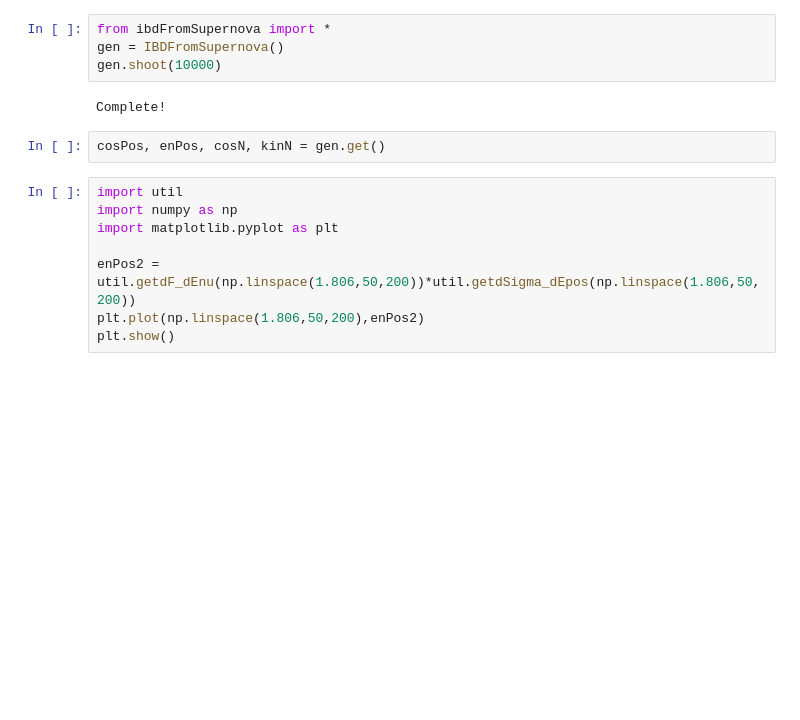
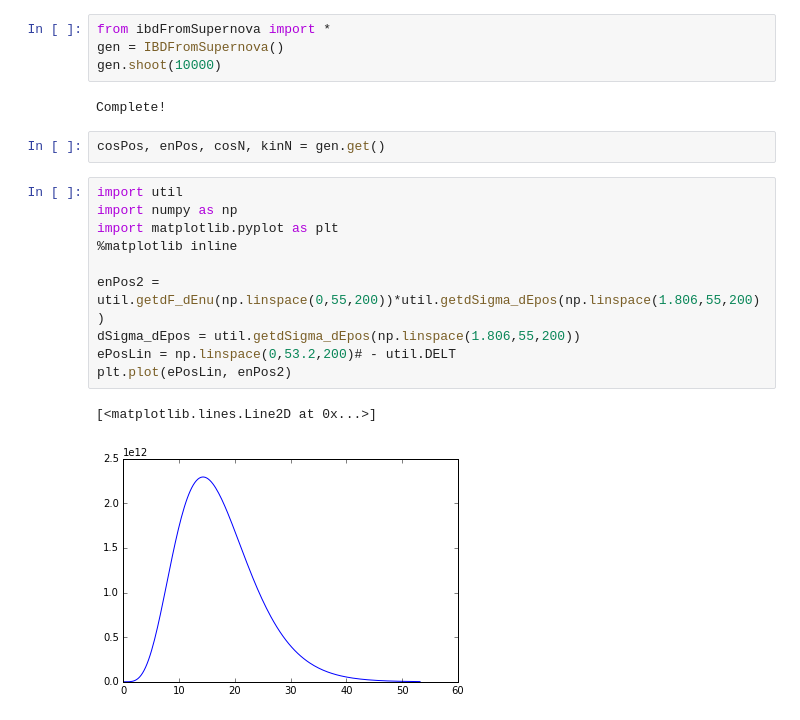
Before and after one commit to krabradosty/IBDfromSupernova, a Jupyter notebook: supernova_spectrum.ipynb, the cells around one changed output. Drawn from its saved outputs; the diff is of its cells as text; blank space fills up the shorter version.

```diff
--- a/supernova_spectrum.ipynb
+++ b/supernova_spectrum.ipynb
@@ -35,8 +35,13 @@ cosPos, enPos, cosN, kinN = gen.get()
 # %%
 import util
 import numpy as np
 import matplotlib.pyplot as plt
+%matplotlib inline
 
-enPos2 = util.getdF_dEnu(np.linspace(1.806,50,200))*util.getdSigma_dEpos(np.linspace(1.806,50,200))
-plt.plot(np.linspace(1.806,50,200),enPos2)
-plt.show()
+enPos2 = util.getdF_dEnu(np.linspace(0,55,200))*util.getdSigma_dEpos(np.linspace(1.806,55,200))
+dSigma_dEpos = util.getdSigma_dEpos(np.linspace(1.806,55,200))
+ePosLin = np.linspace(0,53.2,200)# - util.DELT
+plt.plot(ePosLin, enPos2)
+# %% [output]
+[<matplotlib.lines.Line2D at 0x...>]
+[figure, added]
```
Also changed, not shown: parts of 5 cells of this notebook, 7 other files.
